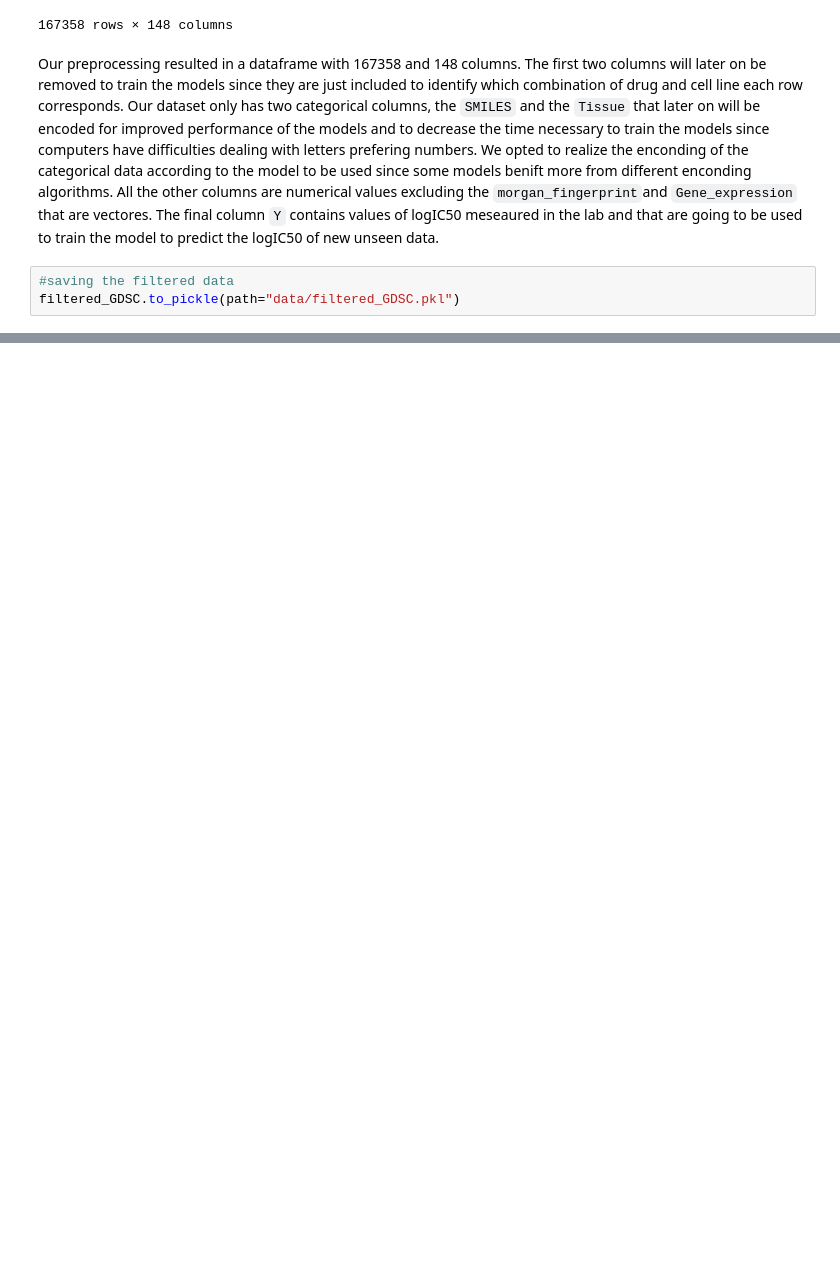
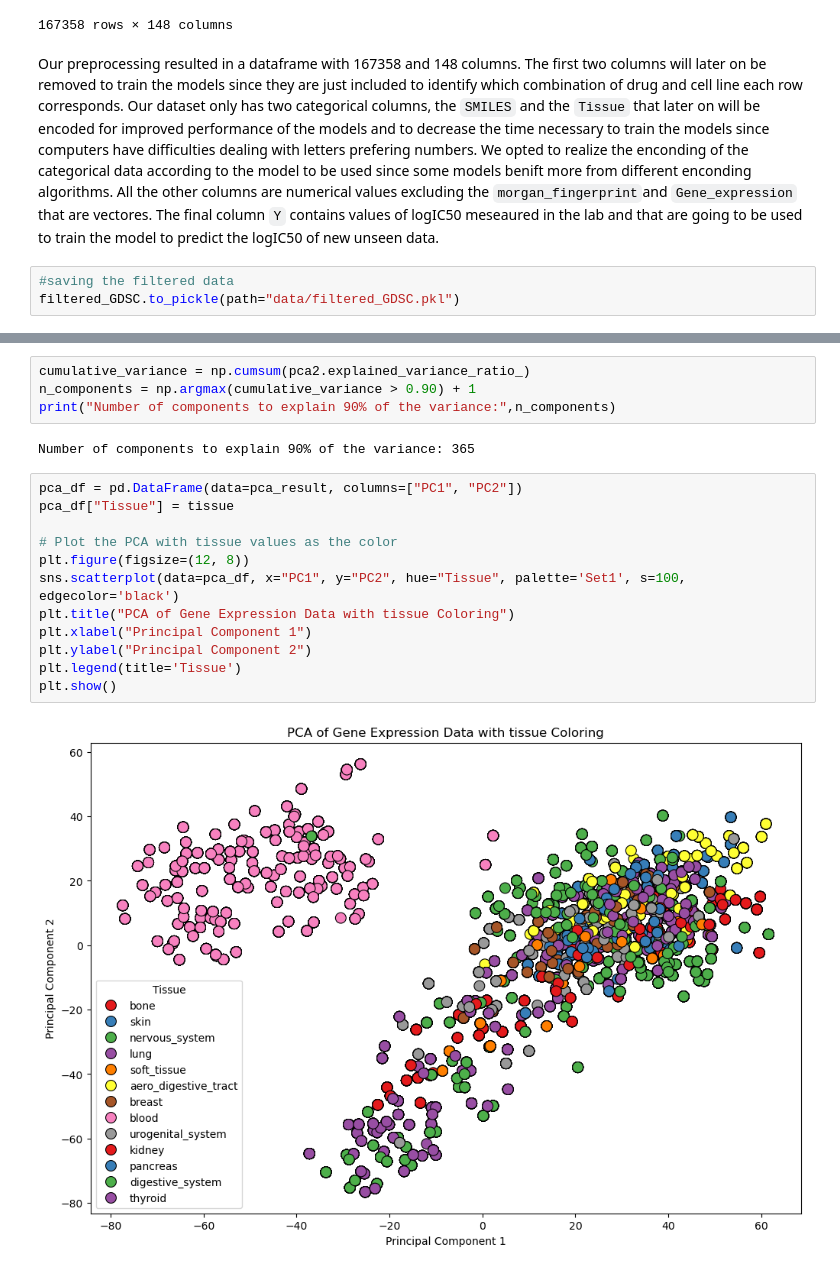
Before and after one commit to ricardofoliveira61/ML-data-analysis, a Jupyter notebook: part_1.ipynb, the cells around one changed output, grey strips where cells are left out. Saved outputs shown, nothing was run; the diff lists cells and outputs as text; blank space fills up the shorter version.

```diff
--- a/part_1.ipynb
+++ b/part_1.ipynb
@@ -672,0 +802,20 @@ filtered_GDSC.to_pickle(path="data/filtered_GDSC.pkl")
+# %%
+cumulative_variance = np.cumsum(pca2.explained_variance_ratio_)
+n_components = np.argmax(cumulative_variance > 0.90) + 1
+print("Number of components to explain 90% of the variance:",n_components)
+# %% [output]
+Number of components to explain 90% of the variance: 365
+# %%
+pca_df = pd.DataFrame(data=pca_result, columns=["PC1", "PC2"])
+pca_df["Tissue"] = tissue
+
+# Plot the PCA with tissue values as the color
+plt.figure(figsize=(12, 8))
+sns.scatterplot(data=pca_df, x="PC1", y="PC2", hue="Tissue", palette='Set1', s=100, edgecolor='black')
+plt.title("PCA of Gene Expression Data with tissue Coloring")
+plt.xlabel("Principal Component 1")
+plt.ylabel("Principal Component 2")
+plt.legend(title='Tissue')
+plt.show()
+# %% [output]
+[figure, added]
```
Also changed, not shown: parts of 57 cells of this notebook.
